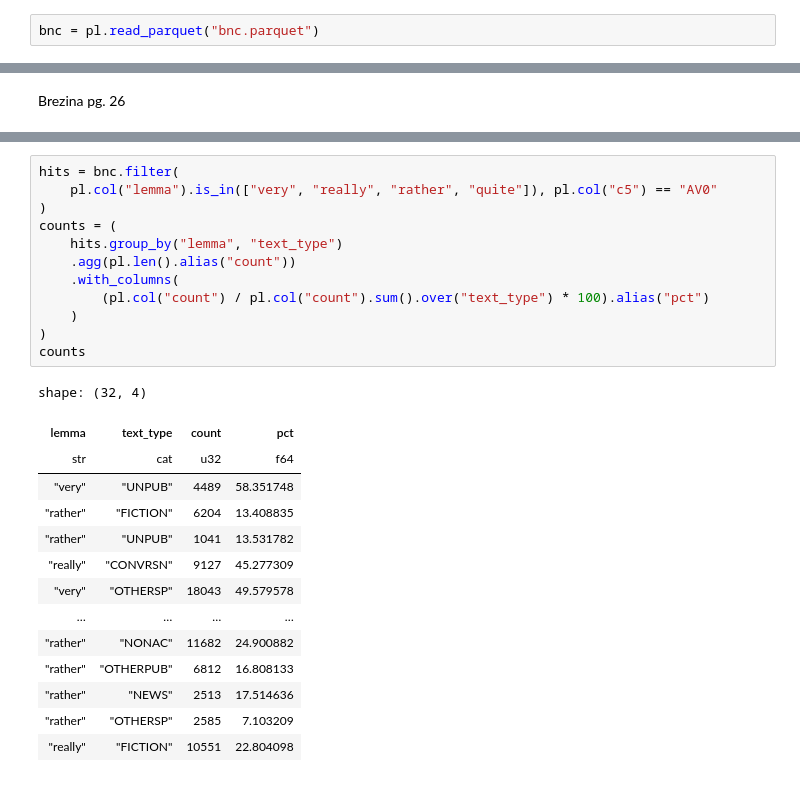
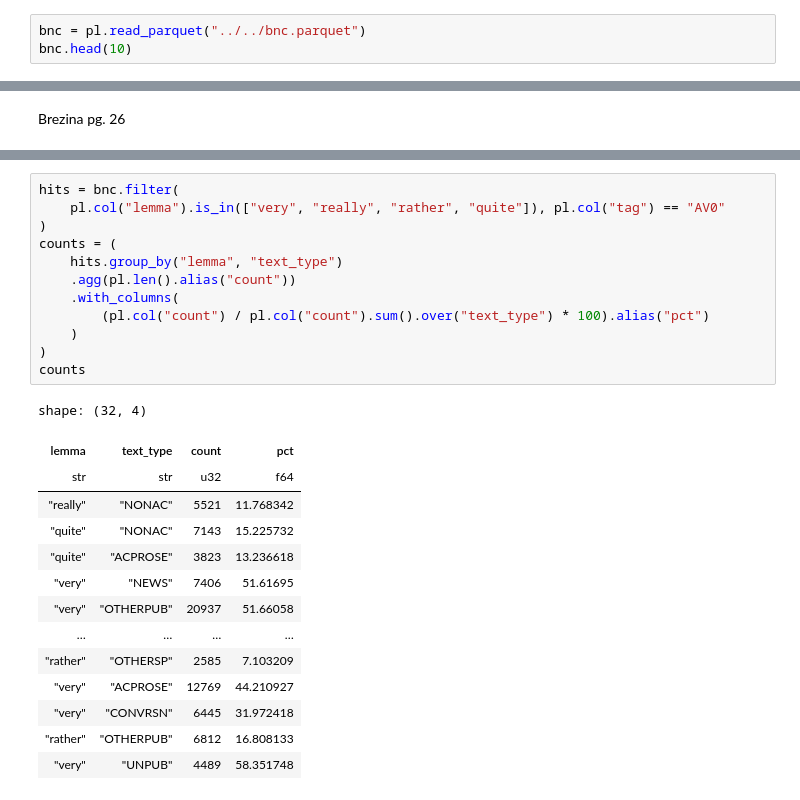
Before and after one commit to rmalouf/polars_corpus, a Jupyter notebook: examples/frequencies.ipynb, the cells around one changed output, grey strips where cells are left out. Cells and saved outputs as stored; diff of their text form.

```diff
--- a/examples/frequencies.ipynb
+++ b/examples/frequencies.ipynb
@@ -9,2 +14,3 @@ import seaborn as sns
 # %%
-bnc = pl.read_parquet("bnc.parquet")
+bnc = pl.read_parquet("../../bnc.parquet")
+bnc.head(10)
@@ -87,30 +114,30 @@ sns.pairplot(
 # %%
 hits = bnc.filter(
-    pl.col("lemma").is_in(["very", "really", "rather", "quite"]), pl.col("c5") == "AV0"
+    pl.col("lemma").is_in(["very", "really", "rather", "quite"]), pl.col("tag") == "AV0"
 )
 counts = (
     hits.group_by("lemma", "text_type")
     .agg(pl.len().alias("count"))
     .with_columns(
         (pl.col("count") / pl.col("count").sum().over("text_type") * 100).alias("pct")
     )
 )
 counts
 # %% [output]
 shape: (32, 4)
 | lemma | text_type | count | pct |
-| str | cat | u32 | f64 |
+| str | str | u32 | f64 |
+| "really" | "NONAC" | 5521 | 11.768342 |
+| "quite" | "NONAC" | 7143 | 15.225732 |
+| "quite" | "ACPROSE" | 3823 | 13.236618 |
+| "very" | "NEWS" | 7406 | 51.61695 |
+| "very" | "OTHERPUB" | 20937 | 51.66058 |
+| … | … | … | … |
+| "rather" | "OTHERSP" | 2585 | 7.103209 |
+| "very" | "ACPROSE" | 12769 | 44.210927 |
+| "very" | "CONVRSN" | 6445 | 31.972418 |
+| "rather" | "OTHERPUB" | 6812 | 16.808133 |
 | "very" | "UNPUB" | 4489 | 58.351748 |
-| "rather" | "FICTION" | 6204 | 13.408835 |
-| "rather" | "UNPUB" | 1041 | 13.531782 |
-| "really" | "CONVRSN" | 9127 | 45.277309 |
-| "very" | "OTHERSP" | 18043 | 49.579578 |
-| … | … | … | … |
-| "rather" | "NONAC" | 11682 | 24.900882 |
-| "rather" | "OTHERPUB" | 6812 | 16.808133 |
-| "rather" | "NEWS" | 2513 | 17.514636 |
-| "rather" | "OTHERSP" | 2585 | 7.103209 |
-| "really" | "FICTION" | 10551 | 22.804098 |
 # %%
 hits = bnc.filter(pl.col("lemma").is_in(["very", "really"]))
 
```
Also changed, not shown: parts of 17 cells of this notebook, 6 other files.
